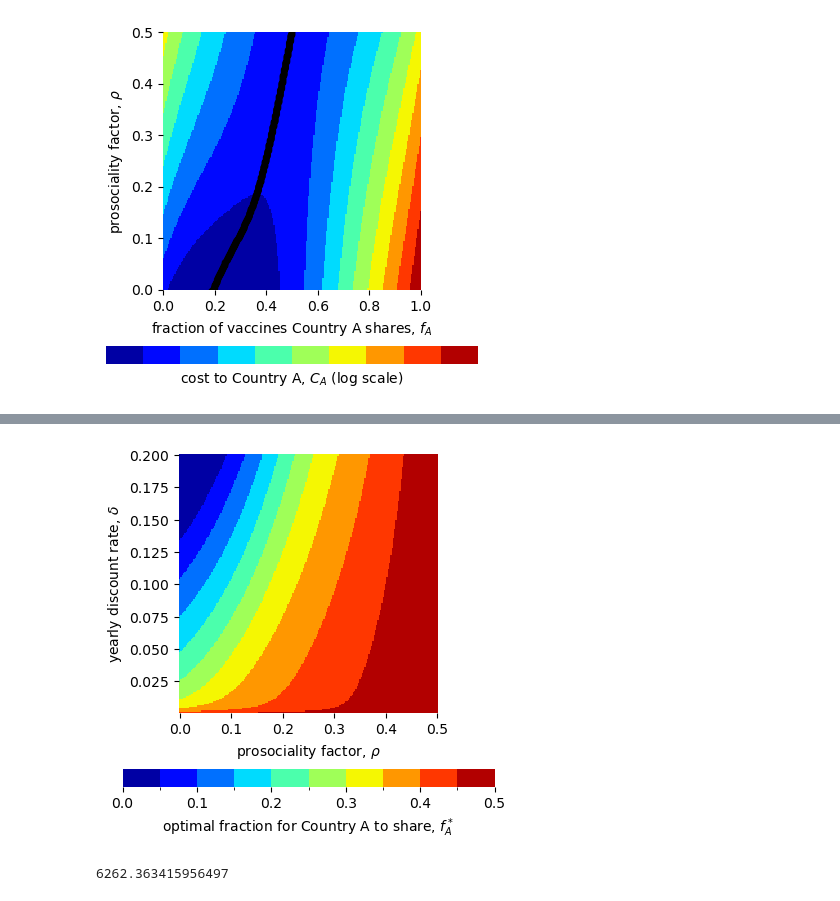
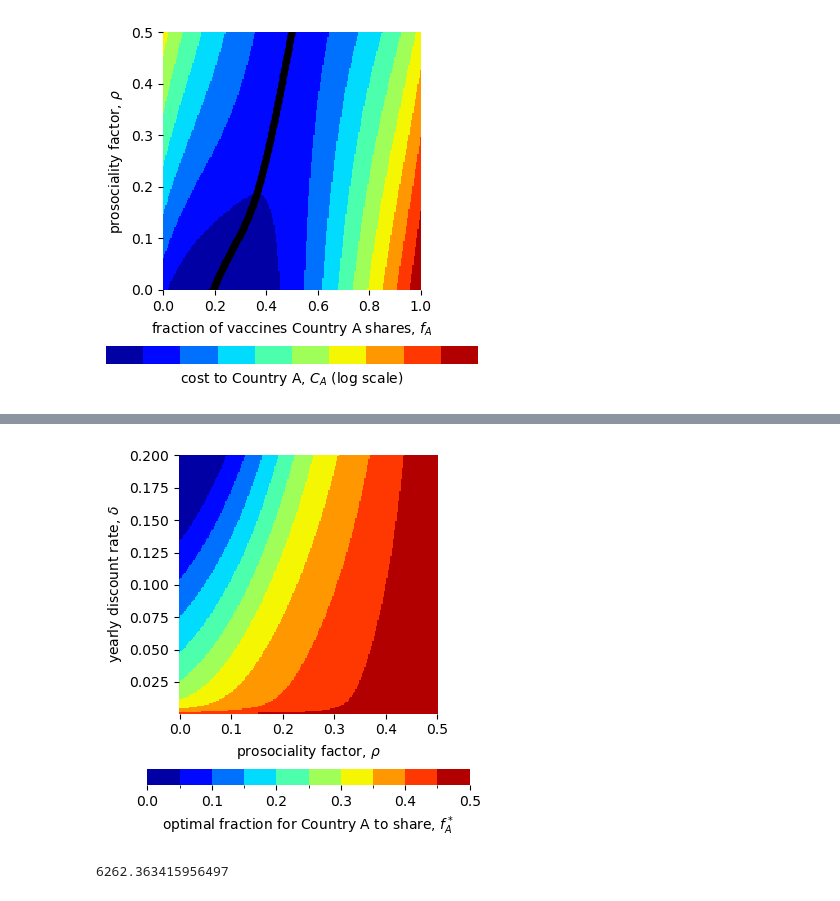
Before and after one commit to freedmanari/vaccine_nationalism, a Jupyter notebook: vaccine_nationalism.ipynb, the cells around one changed output, grey strips where cells are left out. Saved outputs shown, nothing was run; the diff lists cells and outputs as text; code cells hidden in the pictures.

Commit message:
reorganized most figures

```diff
--- a/vaccine_nationalism.ipynb
+++ b/vaccine_nationalism.ipynb
@@ -536,13 +537,15 @@ print(time2 - time1)
 # %%
 ### if sigma set to .9 replace first line with
 # plot_heatmap('rho','delta','f_A_min_low_sigma',fracValues=True,
 plot_heatmap('rho','delta','f_A_min',fracValues=True,
              xlabel=r'prosociality factor, $\rho$', ylabel='yearly discount rate, $\delta$',
-             legendTitle='optimal fraction for Country A to share, $f_A^*$', colorbar_shrink=.75)
+             legendTitle='optimal fraction for Country A to share, $f_A^*$', colorbar_shrink=.65)
+### if sigma set to .9 replace last line with
+#              legendTitle='optimal fraction for Country A to share, $f_A^*$', colorbar_shrink=.75)
 
 # plt.savefig('figures/roughs/rho_delta.png', bbox_inches='tight', dpi=1200)
 ### or if sigma set to .9
 # plt.savefig('figures/roughs/rho_delta_low_sigma.png', bbox_inches='tight', dpi=1200)
 # %% [output]
-[figure, old version]
+[figure, new version]
 # %%
```
Also changed, not shown: parts of 23 cells of this notebook, 10 other files.
